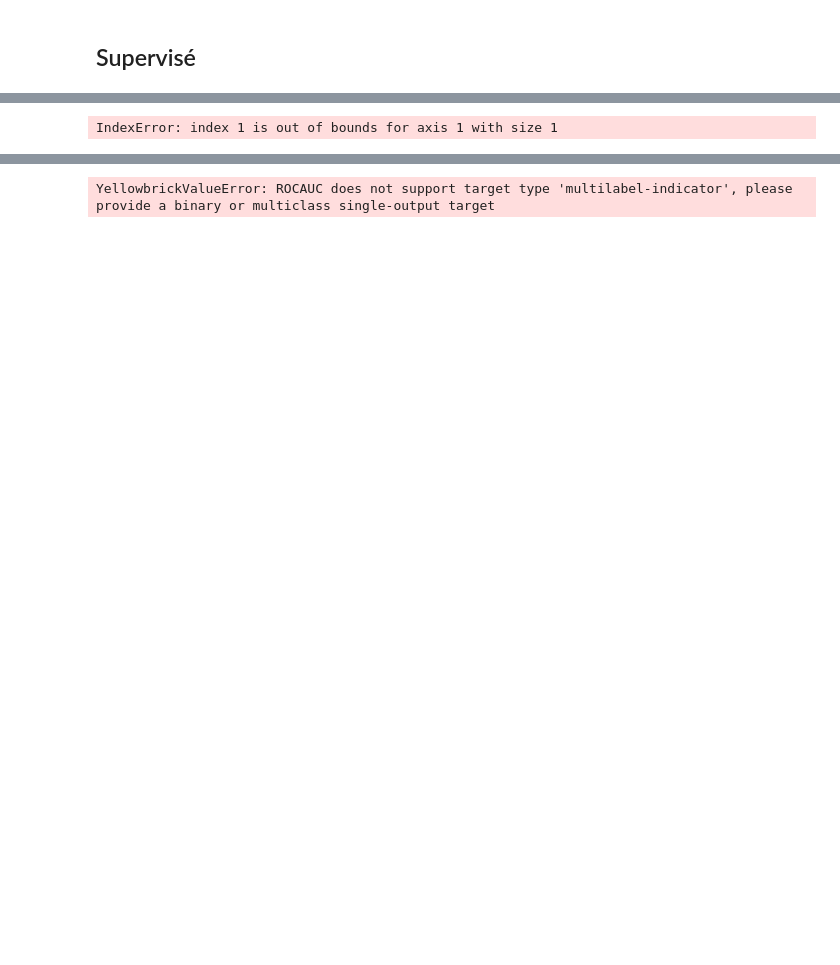
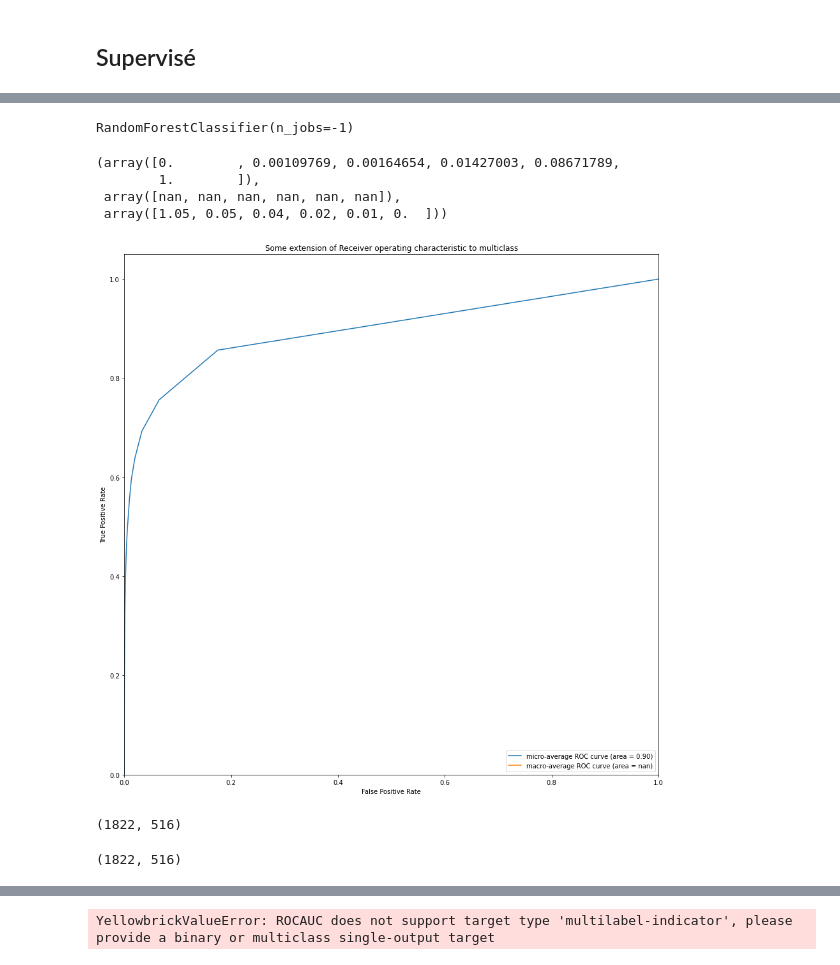
Before and after one commit to skamos/Python, a Jupyter notebook: Openclassroms/Projet_5_Nettoyage.ipynb, the cells around one changed output, grey strips where cells are left out. Drawn from its saved outputs; the diff is of its cells as text; code cells hidden in the pictures; blank space fills up the shorter version.

```diff
--- a/Openclassroms/Projet_5_Nettoyage.ipynb
+++ b/Openclassroms/Projet_5_Nettoyage.ipynb
@@ -169,3 +292,3 @@ ValueError: Imbalanced-learn currently supports binary, multiclass and binarized
 # %%
 x_train_tfidf, x_test_tfidf, y_train_tfidf, y_test_tfidf = train_test_split(
-  X_tfidf, Y, test_size=0.2, random_state=9000)
+  X_Tsvd, Y, test_size=0.2, random_state=9000)
@@ -172,12 +303,11 @@ x_train_tfidf, x_test_tfidf, y_train_tfidf, y_test_tfidf = train_test_split(
 # %%
-forest = RandomForestClassifier()
-clf = MultiOutputClassifier(forest, n_jobs=-1)
-clf.fit(x_train_tfidf, y_train_tfidf)
-Y_Pred = clf.predict_proba(x_test_tfidf)
+forest = RandomForestClassifier(n_jobs=-1)
+forest.fit(x_train_tfidf, y_train_tfidf)
+# %% [output]
+RandomForestClassifier(n_jobs=-1)
-# %%
-forest = RandomForestClassifier(n_jobs=-1)
-clfc = ClassifierChain(forest)
-clfc.fit(x_train_tfidf, y_train_tfidf)
-Y_Pred = clfc.predict_proba(x_test_tfidf)
-# %% [output]
-IndexError: index 1 is out of bounds for axis 1 with size 1
+# %%
+Y_Prob = forest.predict_proba(x_test_tfidf)
+Y_Proba = []
+for i in Y_Prob:
+    Y_Proba.append(i[:,0])
+Y_Proba = 1 - np.array(Y_Proba).T
@@ -183,0 +326,54 @@ IndexError: index 1 is out of bounds for axis 1 with size 1
+# %%
+roc_curve(y_test_tfidf[:, i], Y_Proba[:, i])
+# %% [output]
+(array([0.        , 0.00109769, 0.00164654, 0.01427003, 0.08671789,
+        1.        ]),
+ array([nan, nan, nan, nan, nan, nan]),
+ array([1.05, 0.05, 0.04, 0.02, 0.01, 0.  ]))
+# %%
+# First aggregate all false positive rates
+all_fpr = np.unique(np.concatenate([fpr[i] for i in range(n_classes)]))
+
+# Then interpolate all ROC curves at this points
+mean_tpr = np.zeros_like(all_fpr)
+for i in range(n_classes):
+    mean_tpr += np.interp(all_fpr, fpr[i], tpr[i])
+
+# Finally average it and compute AUC
+mean_tpr /= n_classes
+
+fpr["macro"] = all_fpr
+tpr["macro"] = mean_tpr
+roc_auc["macro"] = auc(fpr["macro"], tpr["macro"])
+# %%
+# Plot all ROC curves
+
+plt.figure(figsize=[15,15])
+plt.plot(
+    fpr["micro"],
+    tpr["micro"],
+    label="micro-average ROC curve (area = {0:0.2f})".format(roc_auc["micro"])
+)
+
+plt.plot(
+    fpr["macro"],
+    tpr["macro"],
+    label="macro-average ROC curve (area = {0:0.2f})".format(roc_auc["macro"])
+)
+plt.xlim([0.0, 1.0])
+plt.ylim([0.0, 1.05])
+plt.xlabel("False Positive Rate")
+plt.ylabel("True Positive Rate")
+plt.title("Some extension of Receiver operating characteristic to multiclass")
+plt.legend(loc="lower right")
+plt.show()
+# %% [output]
+[figure, added]
+# %%
+Y_Proba.T
+# %% [output]
+(1822, 516)
+# %%
+y_test_tfidf.shape
+# %% [output]
+(1822, 516)
```
Also changed, not shown: parts of 36 cells of this notebook, 1 other file.
